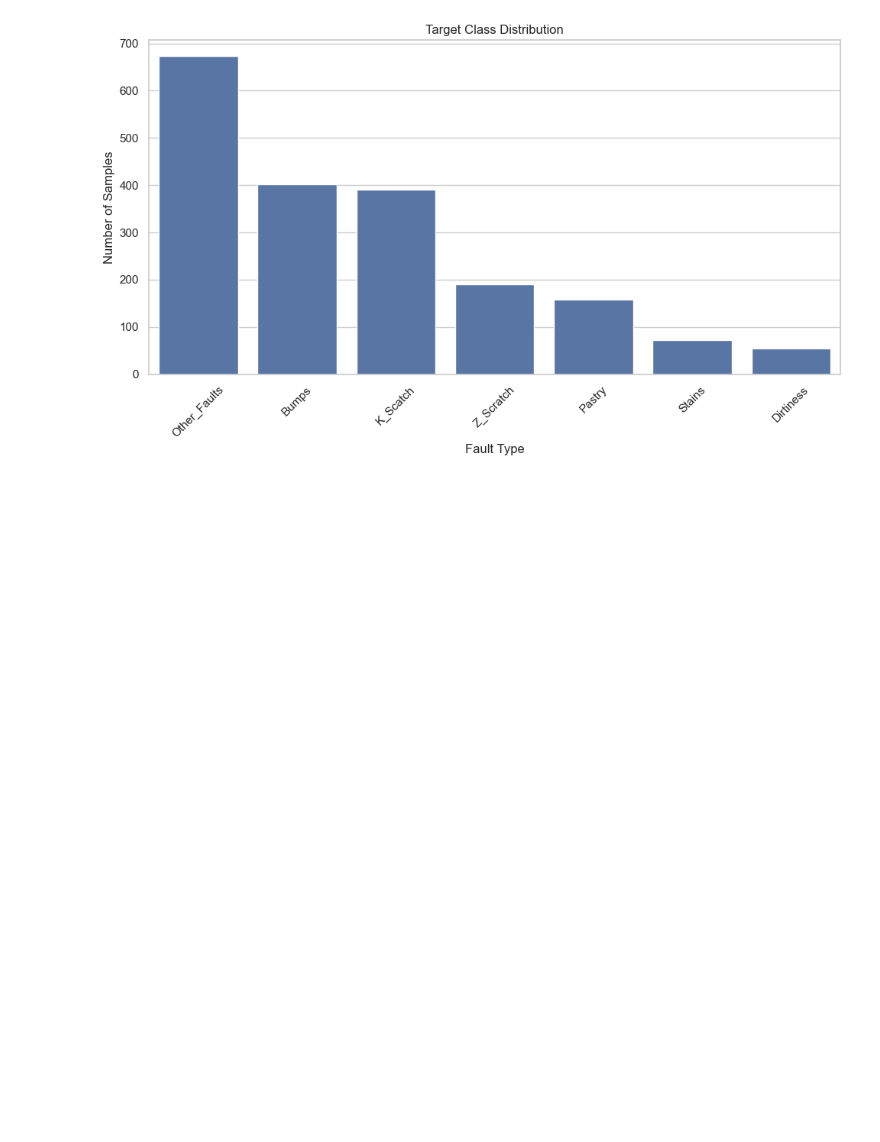
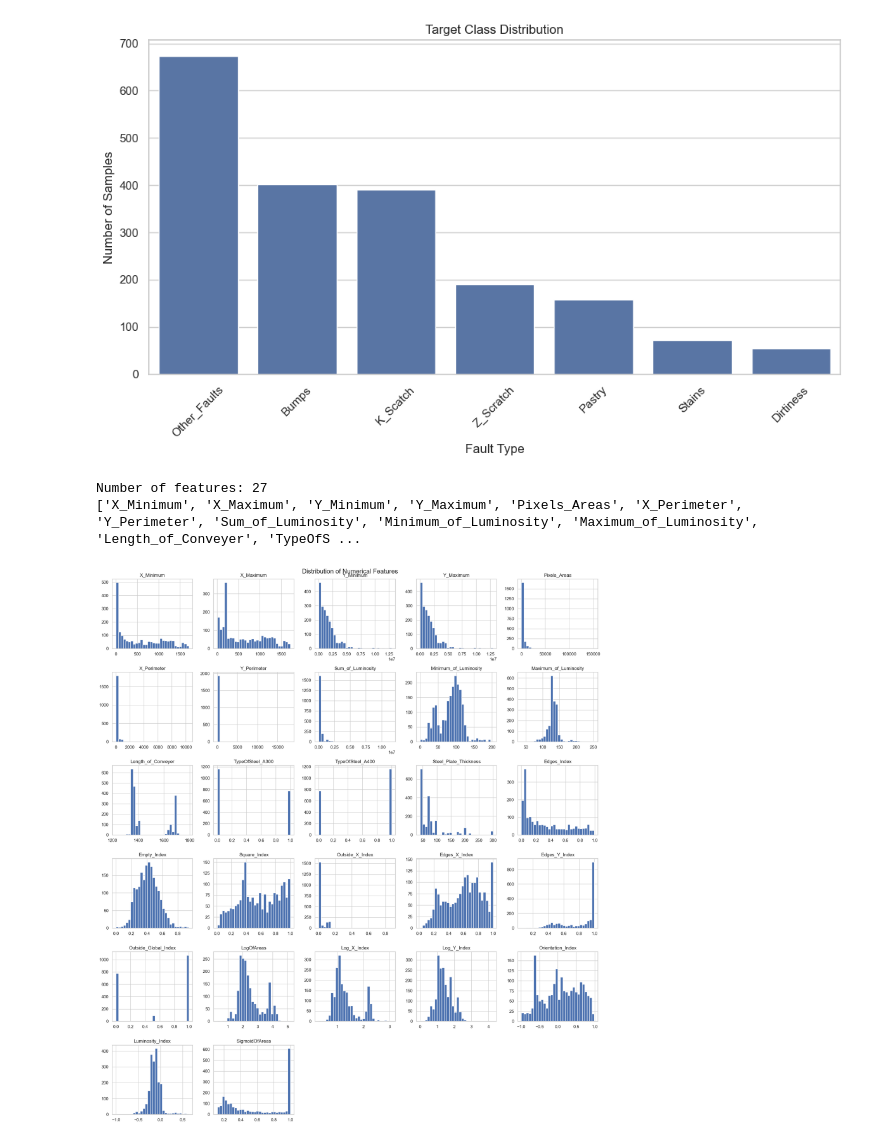
Before and after one commit to Praaneesh/PredictX_Multi_Domain_Predictive_Intelligence, a Jupyter notebook: classification.ipynb, the cells around one changed output. Drawn from its saved outputs; the diff is of its cells as text; code cells hidden in the pictures; blank space fills up the shorter version.

Commit message:
feature distribution completed

```diff
--- a/classification.ipynb
+++ b/classification.ipynb
@@ -295,0 +306,31 @@ plt.show()
+# %%
+# ==============================
+# NUMERICAL FEATURES
+# ==============================
+
+feature_columns = df.drop(columns=["target"]).columns
+
+print("Number of features:", len(feature_columns))
+print(feature_columns.tolist())
+# %% [output]
+Number of features: 27
+['X_Minimum', 'X_Maximum', 'Y_Minimum', 'Y_Maximum', 'Pixels_Areas', 'X_Perimeter', 'Y_Perimeter', 'Sum_of_Luminosity', 'Minimum_of_Luminosity', 'Maximum_of_Luminosity', 'Length_of_Conveyer', 'TypeOfS ...
+# %%
+# ==============================
+# FEATURE DISTRIBUTIONS
+# ==============================
+
+df[feature_columns].hist(
+    figsize=(18, 20),
+    bins=30
+)
+
+plt.suptitle(
+    "Distribution of Numerical Features",
+    fontsize=16
+)
+
+plt.tight_layout()
+plt.show()
+# %% [output]
+[figure, added]
```
Also changed, not shown: parts of 1 cell of this notebook.
